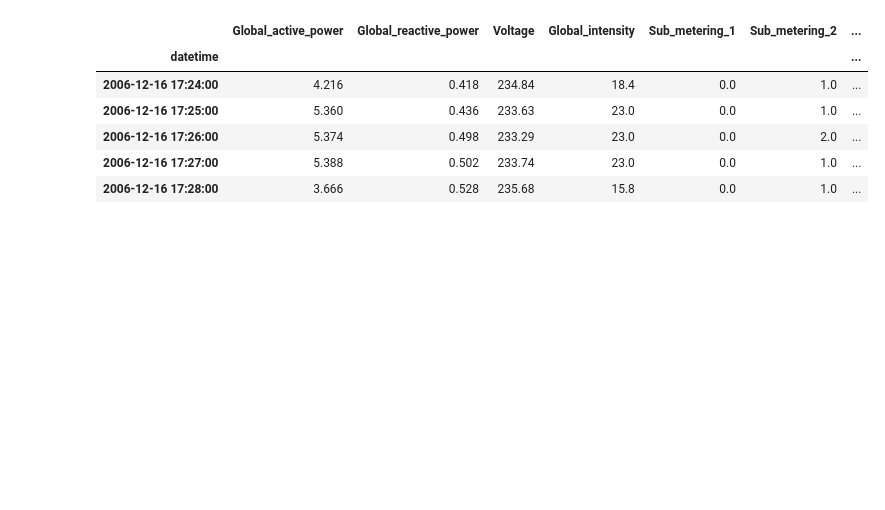
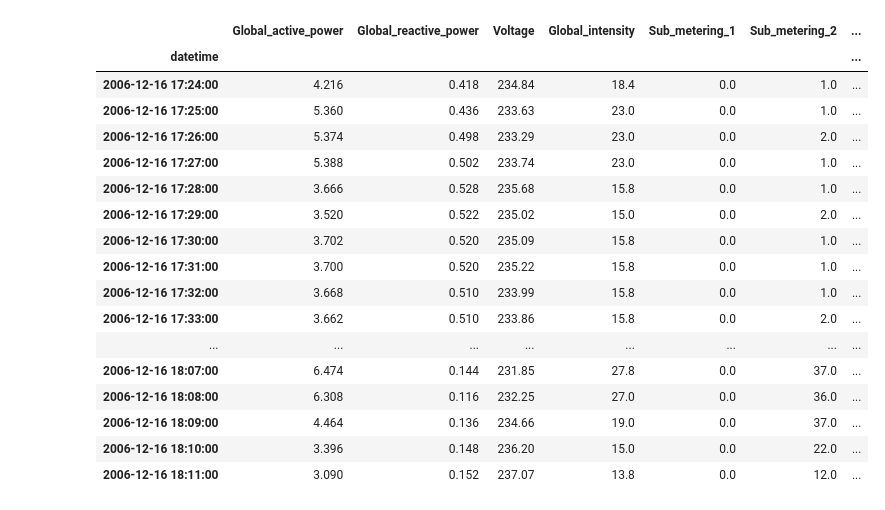
Before and after one commit to santoshrsarangi/tensorflow, a Jupyter notebook: timeseries/Power_Consumption.ipynb, the cells around one changed output. Cells and saved outputs as stored; diff of their text form; code cells hidden in the pictures; blank space fills up the shorter version.

```diff
--- a/timeseries/Power_Consumption.ipynb
+++ b/timeseries/Power_Consumption.ipynb
@@ -19,14 +19,25 @@ download_and_extract_data()
                      infer_datetime_format=True, index_col='datetime', header=0)
 # %%
-df.head()
+df.head(48)
 # %% [output]
 |  | Global_active_power | Global_reactive_power | Voltage | Global_intensity | Sub_metering_1 | Sub_metering_2 | ... |
 | datetime |  |  |  |  |  |  | ... |
 | 2006-12-16 17:24:00 | 4.216 | 0.418 | 234.84 | 18.4 | 0.0 | 1.0 | ... |
 | 2006-12-16 17:25:00 | 5.360 | 0.436 | 233.63 | 23.0 | 0.0 | 1.0 | ... |
 | 2006-12-16 17:26:00 | 5.374 | 0.498 | 233.29 | 23.0 | 0.0 | 2.0 | ... |
 | 2006-12-16 17:27:00 | 5.388 | 0.502 | 233.74 | 23.0 | 0.0 | 1.0 | ... |
 | 2006-12-16 17:28:00 | 3.666 | 0.528 | 235.68 | 15.8 | 0.0 | 1.0 | ... |
+| 2006-12-16 17:29:00 | 3.520 | 0.522 | 235.02 | 15.0 | 0.0 | 2.0 | ... |
+| 2006-12-16 17:30:00 | 3.702 | 0.520 | 235.09 | 15.8 | 0.0 | 1.0 | ... |
+| 2006-12-16 17:31:00 | 3.700 | 0.520 | 235.22 | 15.8 | 0.0 | 1.0 | ... |
+| 2006-12-16 17:32:00 | 3.668 | 0.510 | 233.99 | 15.8 | 0.0 | 1.0 | ... |
+| 2006-12-16 17:33:00 | 3.662 | 0.510 | 233.86 | 15.8 | 0.0 | 2.0 | ... |
+| ... | ... | ... | ... | ... | ... | ... | ... |
+| 2006-12-16 18:07:00 | 6.474 | 0.144 | 231.85 | 27.8 | 0.0 | 37.0 | ... |
+| 2006-12-16 18:08:00 | 6.308 | 0.116 | 232.25 | 27.0 | 0.0 | 36.0 | ... |
+| 2006-12-16 18:09:00 | 4.464 | 0.136 | 234.66 | 19.0 | 0.0 | 37.0 | ... |
+| 2006-12-16 18:10:00 | 3.396 | 0.148 | 236.20 | 15.0 | 0.0 | 22.0 | ... |
+| 2006-12-16 18:11:00 | 3.090 | 0.152 | 237.07 | 13.8 | 0.0 | 12.0 | ... |
 # %%
 def normalize_series(data, min, max):
     data = data - min
```
Also changed, not shown: parts of 7 cells of this notebook.
